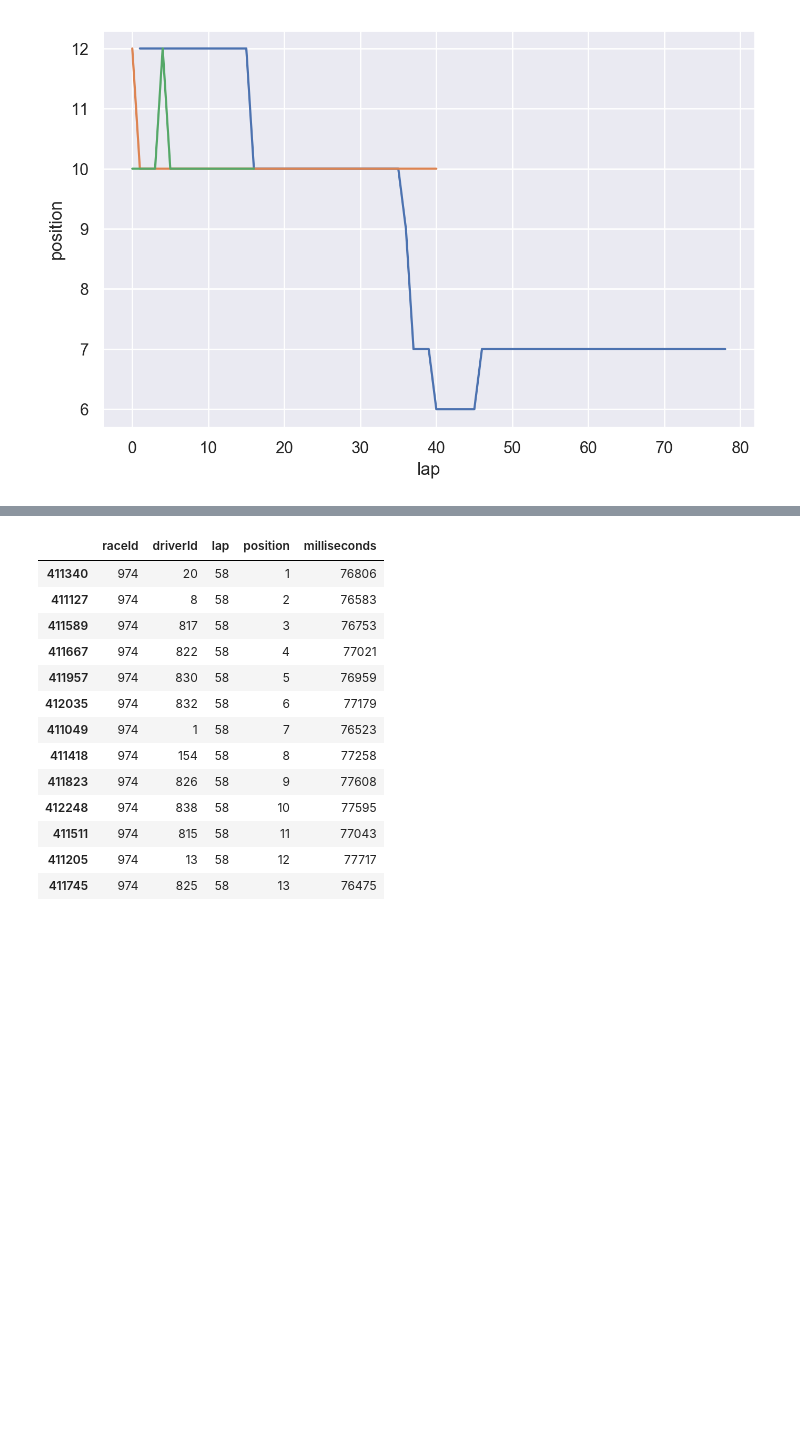
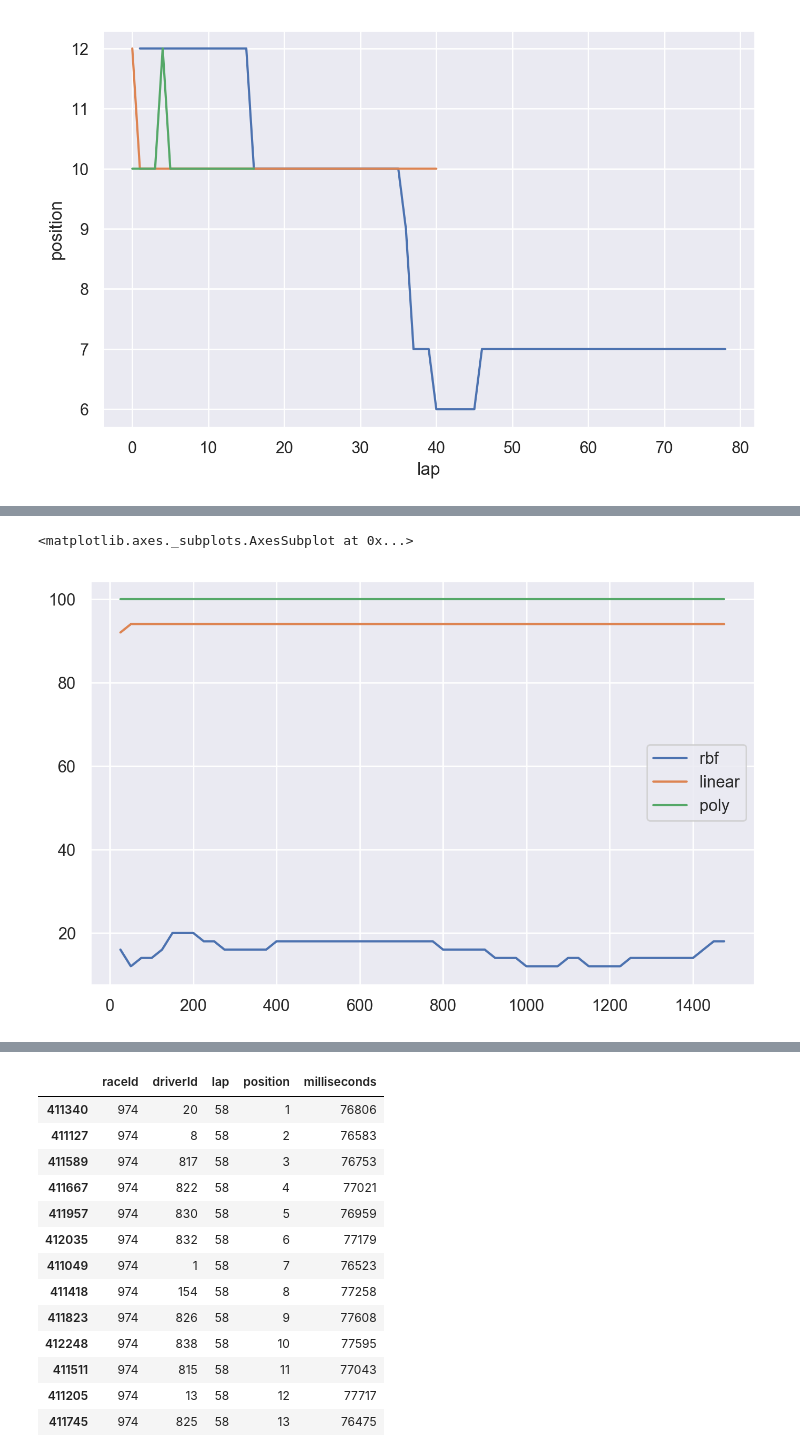
Before and after one commit to mnvsngv/cs696-bigdata, a Jupyter notebook: Project/Project.ipynb, the cells around one changed output, grey strips where cells are left out. Cells and saved outputs as stored; diff of their text form; code cells hidden in the pictures; blank space fills up the shorter version.

```diff
--- a/Project/Project.ipynb
+++ b/Project/Project.ipynb
@@ -41,7 +43,7 @@ race_drivers = driver_times[driver_times.raceId == race_id].driverId.unique()
 # %%
 classifier = sklearn.svm.SVC(gamma='scale', C=20)
 # classifier = sklearn.neighbors.KNeighborsClassifier()
-X = driver_times[(driver_times.raceId == 974) & (driver_times.driverId == 1)]
+X = driver_times[(driver_times.raceId == race_id) & (driver_times.driverId == 1)]
 X_train = X[X.lap.isin(range(1, 42))][['lap', 'milliseconds']]
 y_train = X[X.lap.isin(range(1, 42))]['position']
 X_test = X[X.lap.isin(range(42, 59))][['lap', 'milliseconds']]
@@ -131,0 +110,16 @@ custom_scorer_function(classifier.predict(X_test), y_test)
+# %%
+race_id = 974
+print_results = False
+range_c = range(25, 1500, 25)
+error_dict = {'c': [], 'error': [], 'kernel': []}
+kernels = ['rbf', 'linear', 'poly']
+
+for kernel in kernels:
+    print("Using kernel {} :: C Value progress:".format(kernel))
+    for c in range_c:
+        print("{},".format(c), end=" ")
+        classifier, scoring_df = create_and_score(c, kernel)
+        error_dict['error'].append(scoring_df.error.sum())
+        error_dict['c'].append(c)
+        error_dict['kernel'].append(kernel)
+    print('')
@@ -131,0 +133,6 @@ custom_scorer_function(classifier.predict(X_test), y_test)
+# %%
+plot_large()
+sns.lineplot(x=error_dict['c'], y=error_dict['error'], hue=error_dict['kernel'])
+# %% [output]
+<matplotlib.axes._subplots.AxesSubplot at 0x...>
+[figure, added]
```
Also changed, not shown: parts of 6 cells of this notebook.
